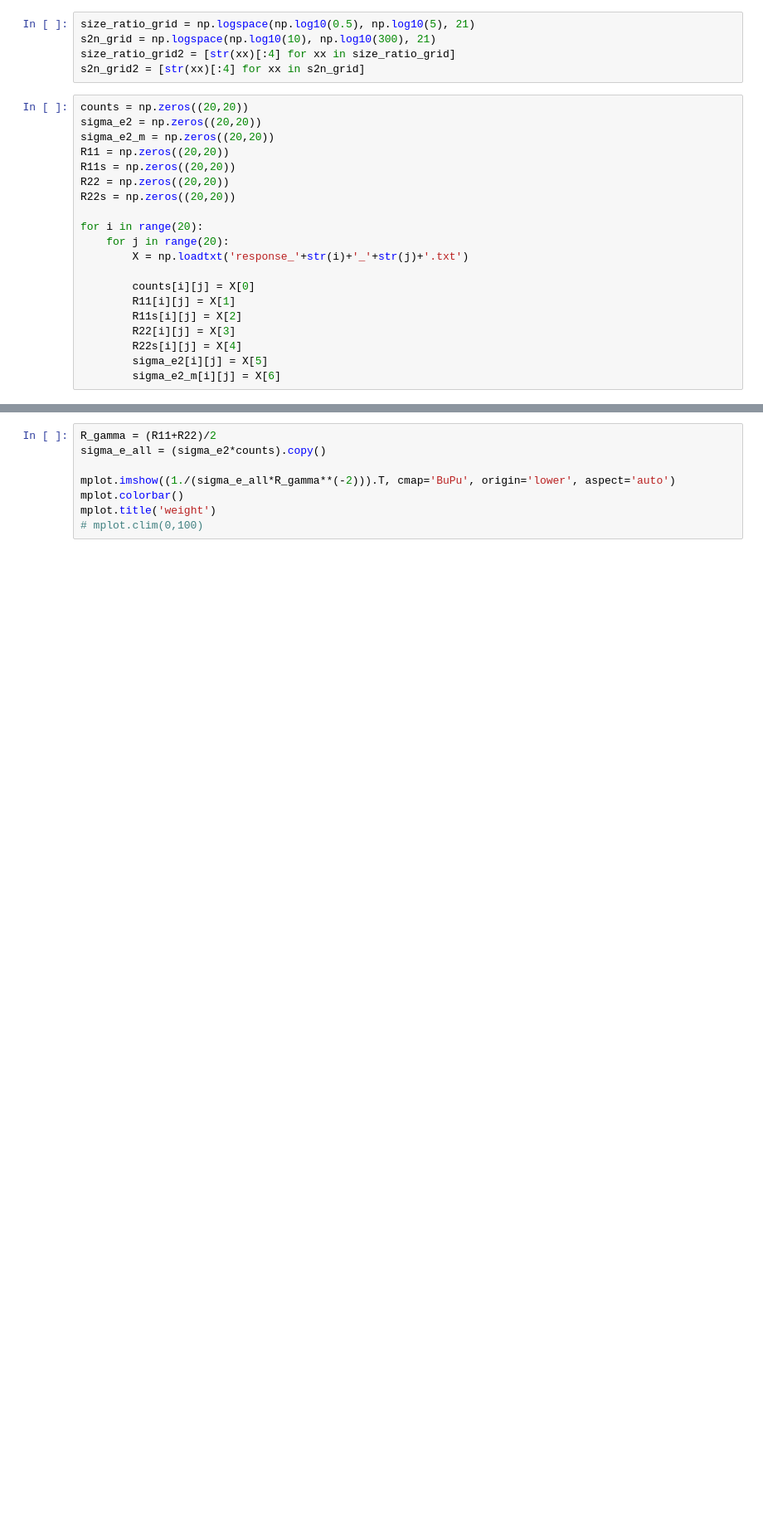
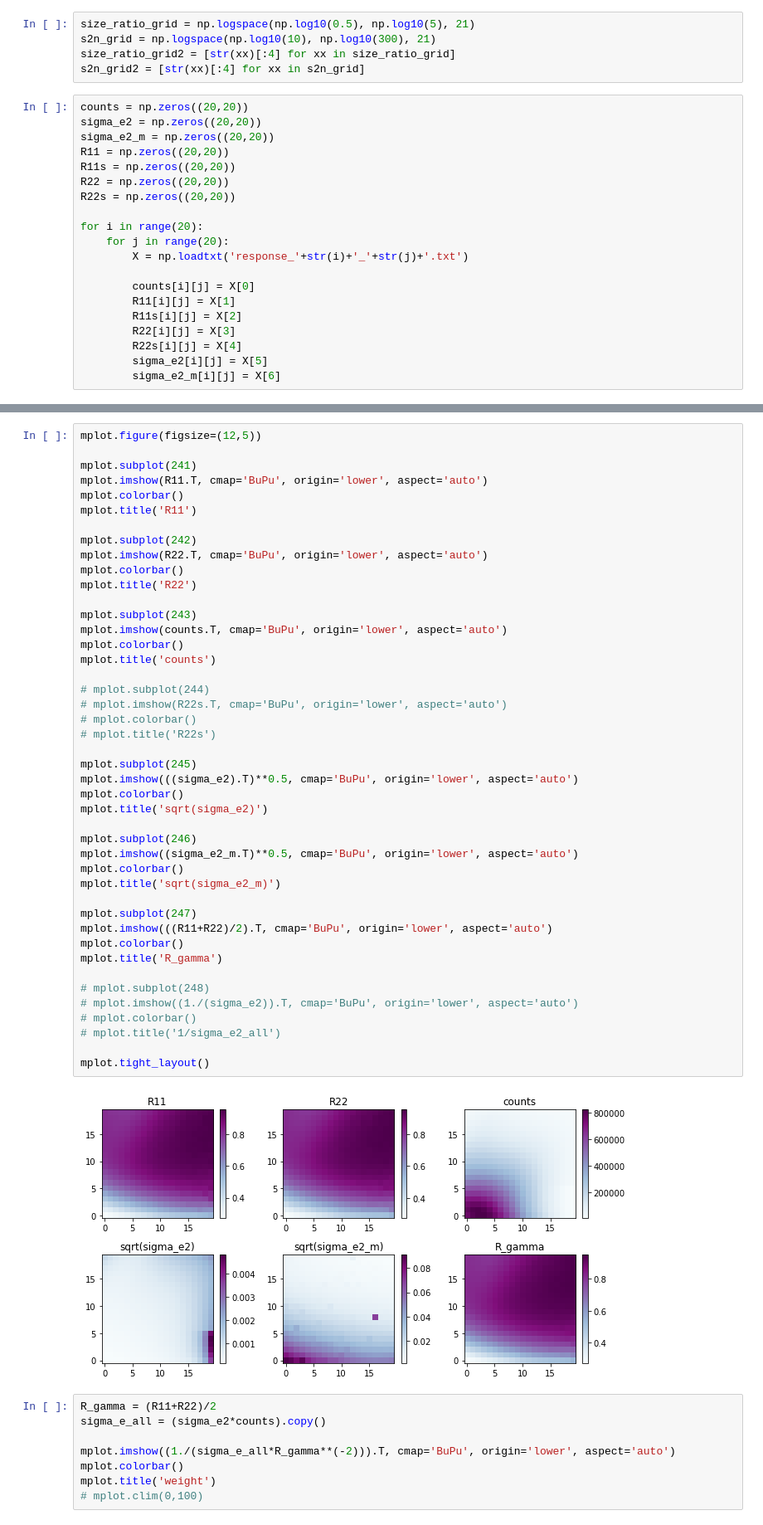
Before and after one commit to delve-survey/shearcat, a Jupyter notebook: shear_catalog/response_s2n_size/PlotResponseWeight.ipynb, the cells around one changed output, grey strips where cells are left out. Shown at 83% size. Cells and saved outputs as stored; diff of their text form; blank space fills up the shorter version.

```diff
--- a/shear_catalog/response_s2n_size/PlotResponseWeight.ipynb
+++ b/shear_catalog/response_s2n_size/PlotResponseWeight.ipynb
@@ -78,3 +78,49 @@ mplot.tight_layout()
+# %%
+mplot.figure(figsize=(12,5))
+
+mplot.subplot(241)
+mplot.imshow(R11.T, cmap='BuPu', origin='lower', aspect='auto')
+mplot.colorbar()
+mplot.title('R11')
+
+mplot.subplot(242)
+mplot.imshow(R22.T, cmap='BuPu', origin='lower', aspect='auto')
+mplot.colorbar()
+mplot.title('R22')
+
+mplot.subplot(243)
+mplot.imshow(counts.T, cmap='BuPu', origin='lower', aspect='auto')
+mplot.colorbar()
+mplot.title('counts')
+
+# mplot.subplot(244)
+# mplot.imshow(R22s.T, cmap='BuPu', origin='lower', aspect='auto')
+# mplot.colorbar()
+# mplot.title('R22s')
+
+mplot.subplot(245)
+mplot.imshow(((sigma_e2).T)**0.5, cmap='BuPu', origin='lower', aspect='auto')
+mplot.colorbar()
+mplot.title('sqrt(sigma_e2)')
+
+mplot.subplot(246)
+mplot.imshow((sigma_e2_m.T)**0.5, cmap='BuPu', origin='lower', aspect='auto')
+mplot.colorbar()
+mplot.title('sqrt(sigma_e2_m)')
+
+mplot.subplot(247)
+mplot.imshow(((R11+R22)/2).T, cmap='BuPu', origin='lower', aspect='auto')
+mplot.colorbar()
+mplot.title('R_gamma')
+
+# mplot.subplot(248)
+# mplot.imshow((1./(sigma_e2)).T, cmap='BuPu', origin='lower', aspect='auto')
+# mplot.colorbar()
+# mplot.title('1/sigma_e2_all')
+
+mplot.tight_layout()
+# %% [output]
+[figure, added]
 # %%
 R_gamma = (R11+R22)/2
 sigma_e_all = (sigma_e2*counts).copy()
```
Also changed, not shown: parts of 3 cells of this notebook, 8 other files.
